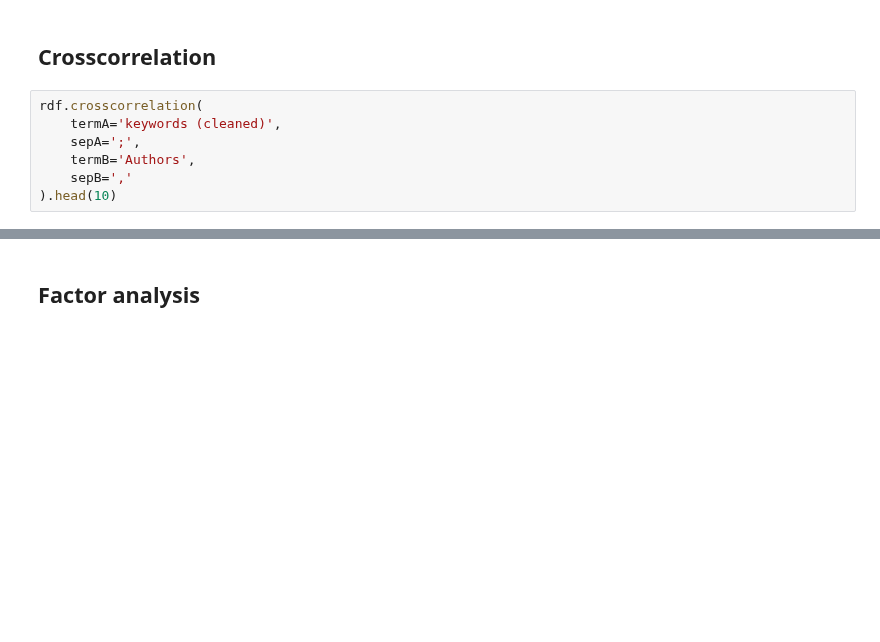
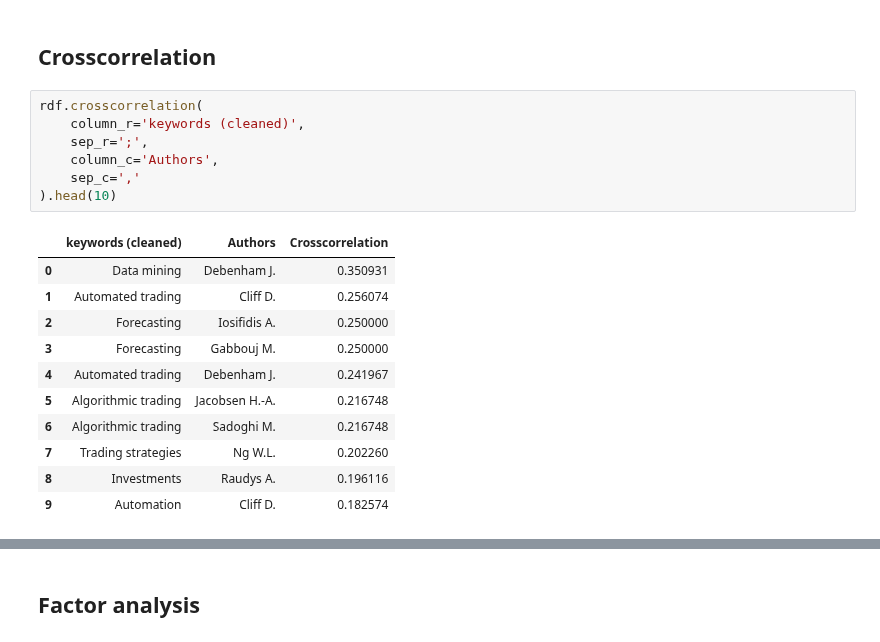
Before and after one commit to jdvelasq/techminer-old-deprecated, a Jupyter notebook: guide/tutorial/11-step-10-correlation.ipynb, the cells around one changed output, grey strips where cells are left out. Cells and saved outputs as stored; diff of their text form; blank space fills up the shorter version.

```diff
--- a/guide/tutorial/11-step-10-correlation.ipynb
+++ b/guide/tutorial/11-step-10-correlation.ipynb
@@ -39,10 +54,22 @@ rdf.autocorrelation(
 ## Crosscorrelation
 # %%
 rdf.crosscorrelation(
-    termA='keywords (cleaned)',
-    sepA=';',
-    termB='Authors',
-    sepB=','
+    column_r='keywords (cleaned)',
+    sep_r=';',
+    column_c='Authors',
+    sep_c=','
 ).head(10)
+# %% [output]
+|  | keywords (cleaned) | Authors | Crosscorrelation |
+| 0 | Data mining | Debenham J. | 0.350931 |
+| 1 | Automated trading | Cliff D. | 0.256074 |
+| 2 | Forecasting | Iosifidis A. | 0.250000 |
+| 3 | Forecasting | Gabbouj M. | 0.250000 |
+| 4 | Automated trading | Debenham J. | 0.241967 |
+| 5 | Algorithmic trading | Jacobsen H.-A. | 0.216748 |
+| 6 | Algorithmic trading | Sadoghi M. | 0.216748 |
+| 7 | Trading strategies | Ng W.L. | 0.202260 |
+| 8 | Investments | Raudys A. | 0.196116 |
+| 9 | Automation | Cliff D. | 0.182574 |
 # %%
 rdf.crosscorrelation(
```
Also changed, not shown: parts of 8 cells of this notebook, 2 other files.
